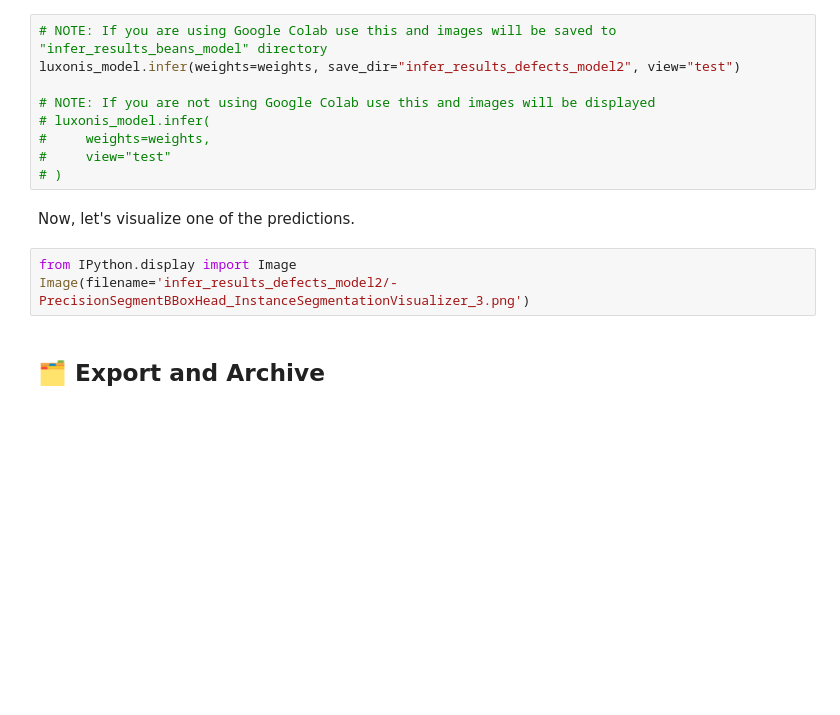
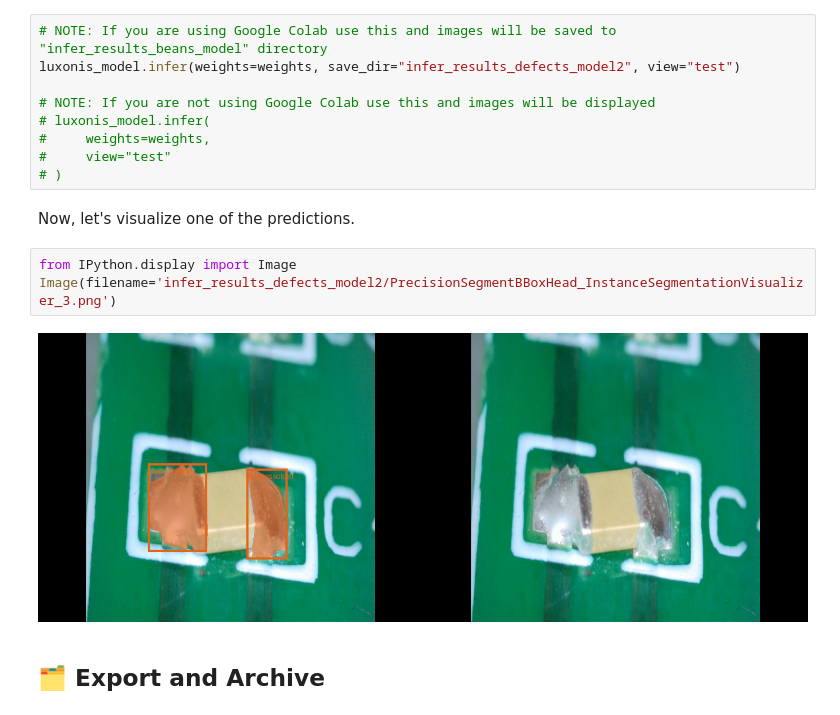
Before and after one commit to luxonis/ai-tutorials, a Jupyter notebook: training/train_instance_segmentation_model_roboflow_solderdefects.ipynb, the cells around one changed output. Drawn from its saved outputs; the diff is of its cells as text; blank space fills up the shorter version.

Commit message:
Added inference pic

```diff
--- a/training/train_instance_segmentation_model_roboflow_solderdefects.ipynb
+++ b/training/train_instance_segmentation_model_roboflow_solderdefects.ipynb
@@ -234,7 +236,9 @@ luxonis_model.infer(weights=weights, save_dir="infer_results_defects_model2", vi
 Now, let's visualize one of the predictions.
 # %%
 from IPython.display import Image
-Image(filename='infer_results_defects_model2/-PrecisionSegmentBBoxHead_InstanceSegmentationVisualizer_3.png')
+Image(filename='infer_results_defects_model2/PrecisionSegmentBBoxHead_InstanceSegmentationVisualizer_3.png')
+# %% [output]
+[figure, added]
 # %% [markdown]
 <a name ="export-and-archive"></a>
 
```
Also changed, not shown: parts of 3 cells of this notebook.
